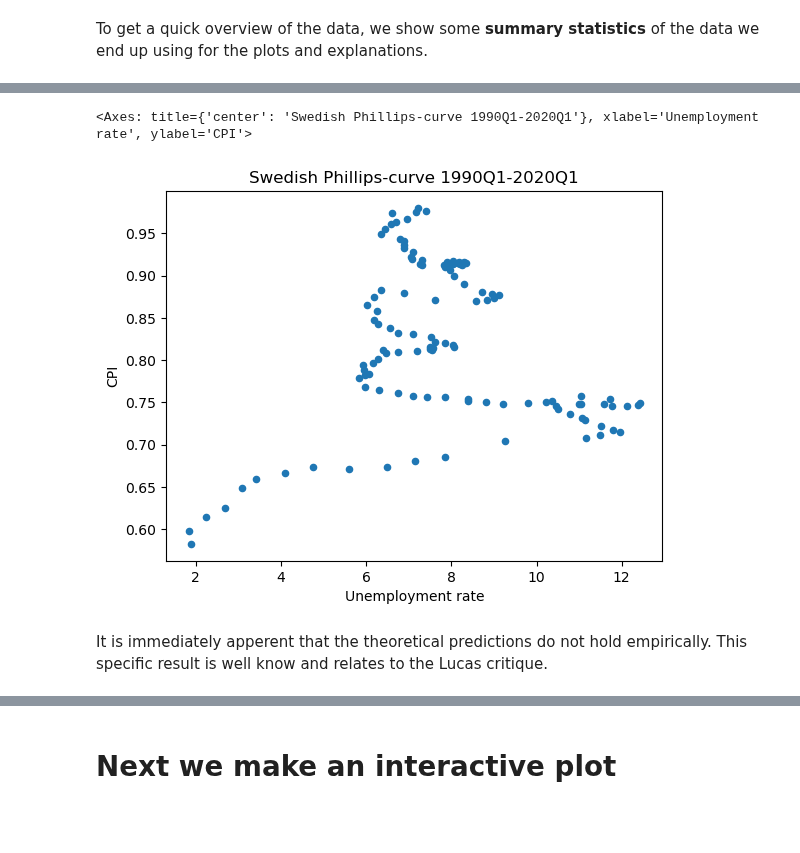
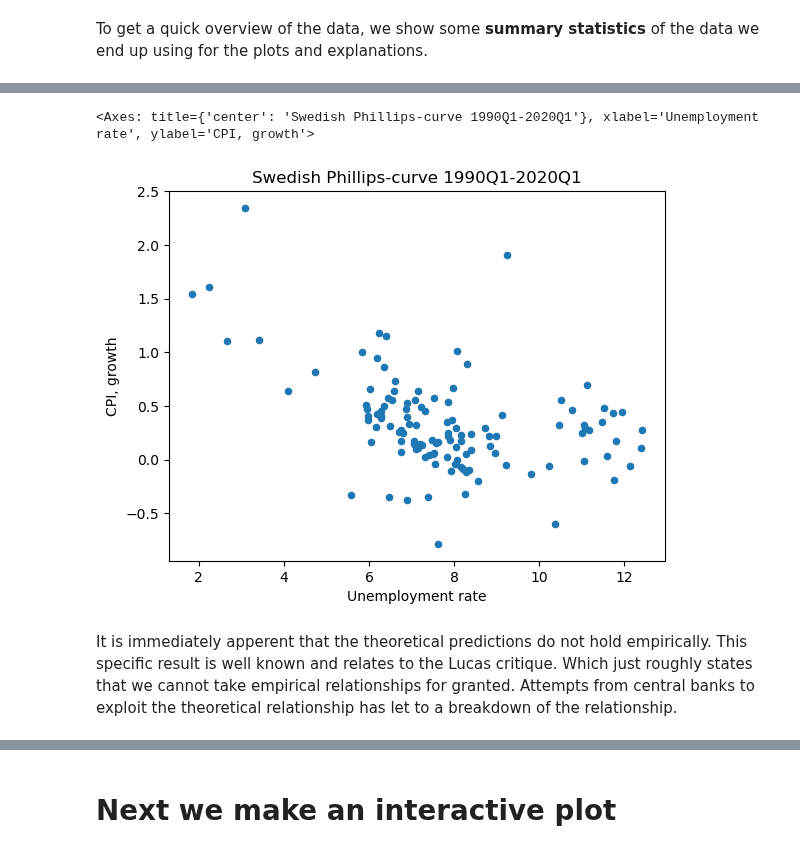
Before and after one commit to NumEconCopenhagen/projects-2023-hold-11, a Jupyter notebook: dataproject/dataproject.ipynb, the cells around one changed output, grey strips where cells are left out. Saved outputs shown, nothing was run; the diff lists cells and outputs as text; code cells hidden in the pictures; blank space fills up the shorter version.

Commit message:
plots + more

```diff
--- a/dataproject/dataproject.ipynb
+++ b/dataproject/dataproject.ipynb
@@ -48 +56,3 @@ We for example note that the key interest rate ranges from -0.5% to 40%, where 4
+# %%
+df['CPI, growth'] = df['CPI'].diff() * 100
 # %% [markdown]
@@ -53,7 +64,7 @@ We start of by creating a Phillips curve for the Swedish economy. Below is the t
 # %%
-df.plot.scatter(x = 'Unemployment rate', y = 'CPI',title='Swedish Phillips-curve 1990Q1-2020Q1')
+df.plot.scatter(x = 'Unemployment rate', y = 'CPI, growth',title='Swedish Phillips-curve 1990Q1-2020Q1')
 # %% [output]
-<Axes: title={'center': 'Swedish Phillips-curve 1990Q1-2020Q1'}, xlabel='Unemployment rate', ylabel='CPI'>
+<Axes: title={'center': 'Swedish Phillips-curve 1990Q1-2020Q1'}, xlabel='Unemployment rate', ylabel='CPI, growth'>
-[figure, old version]
+[figure, new version]
 # %% [markdown]
-It is immediately apperent that the theoretical predictions do not hold empirically. This specific result is well know and relates to the Lucas critique.
+It is immediately apperent that the theoretical predictions do not hold empirically. This specific result is well known and relates to the Lucas critique. Which just roughly states that we cannot take empirical relationships for granted. Attempts from central banks to exploit the theoretical relationship has let to a breakdown of the relationship.
```
Also changed, not shown: parts of 12 cells of this notebook, 1 other file.
